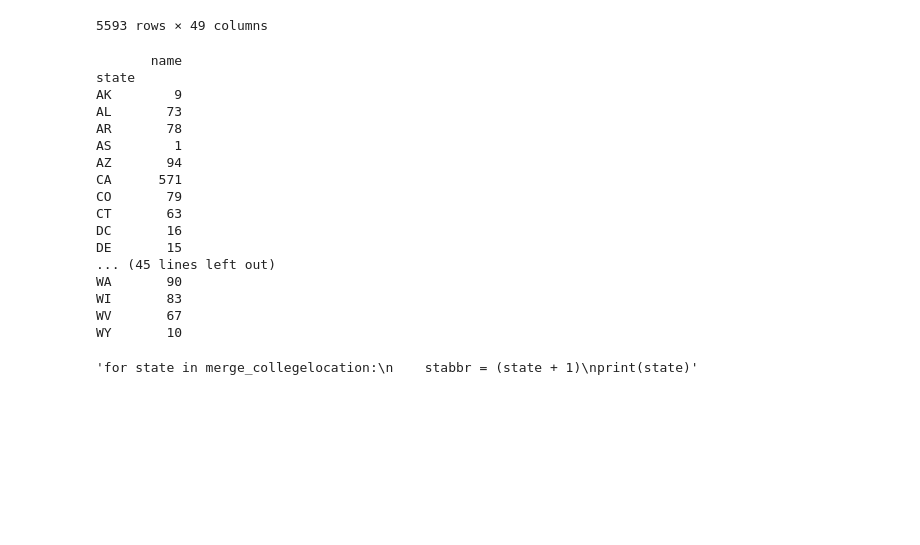
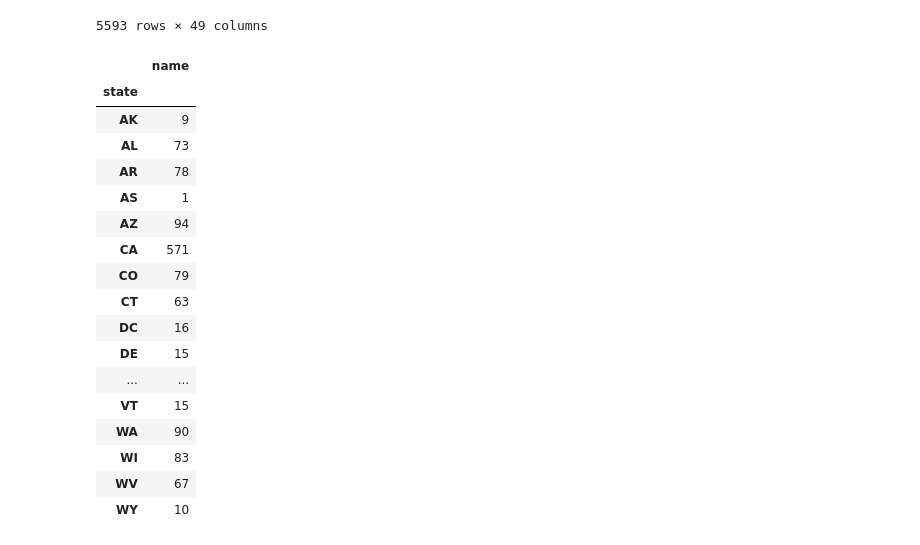
Before and after one commit to Wook22/Education_Institution_Data_Analysis, a Jupyter notebook: test_majorvisualization.ipynb, the cells around one changed output. Drawn from its saved outputs; the diff is of its cells as text; code cells hidden in the pictures; blank space fills up the shorter version.

```diff
--- a/test.ipynb
+++ b/test_majorvisualization.ipynb
@@ -142,30 +142,26 @@ merge_collegelocation
 | 5592 | 497338 | Glendale Career College-North-Wes... | Bakersfield | CA | 0 | 0 | 93304-5075 | 35.339951 | -119.035082 | ... |
 5593 rows × 49 columns
 # %%
-state = merge_collegelocation.groupby("state")["name"].count()
+state_count = merge_collegelocation.groupby("state")["name"].count()
 
-count = pd.DataFrame(state)
+count = pd.DataFrame(state_count)
 count
-
-"""for state in merge_collegelocation:
-    stabbr = (state + 1)
-print(state)"""
 # %% [output]
-       name
-state
-AK        9
-AL       73
-AR       78
-AS        1
-AZ       94
-CA      571
-CO       79
-CT       63
-DC       16
-DE       15
-... (45 lines left out)
-WA       90
-WI       83
-WV       67
-WY       10
-'for state in merge_collegelocation:\n    stabbr = (state + 1)\nprint(state)'
+|  | name |
+| state |  |
+| AK | 9 |
+| AL | 73 |
+| AR | 78 |
+| AS | 1 |
+| AZ | 94 |
+| CA | 571 |
+| CO | 79 |
+| CT | 63 |
+| DC | 16 |
+| DE | 15 |
+| ... | ... |
+| VT | 15 |
+| WA | 90 |
+| WI | 83 |
+| WV | 67 |
+| WY | 10 |
```
Also changed, not shown: parts of 2 cells of this notebook, 6 other files.
